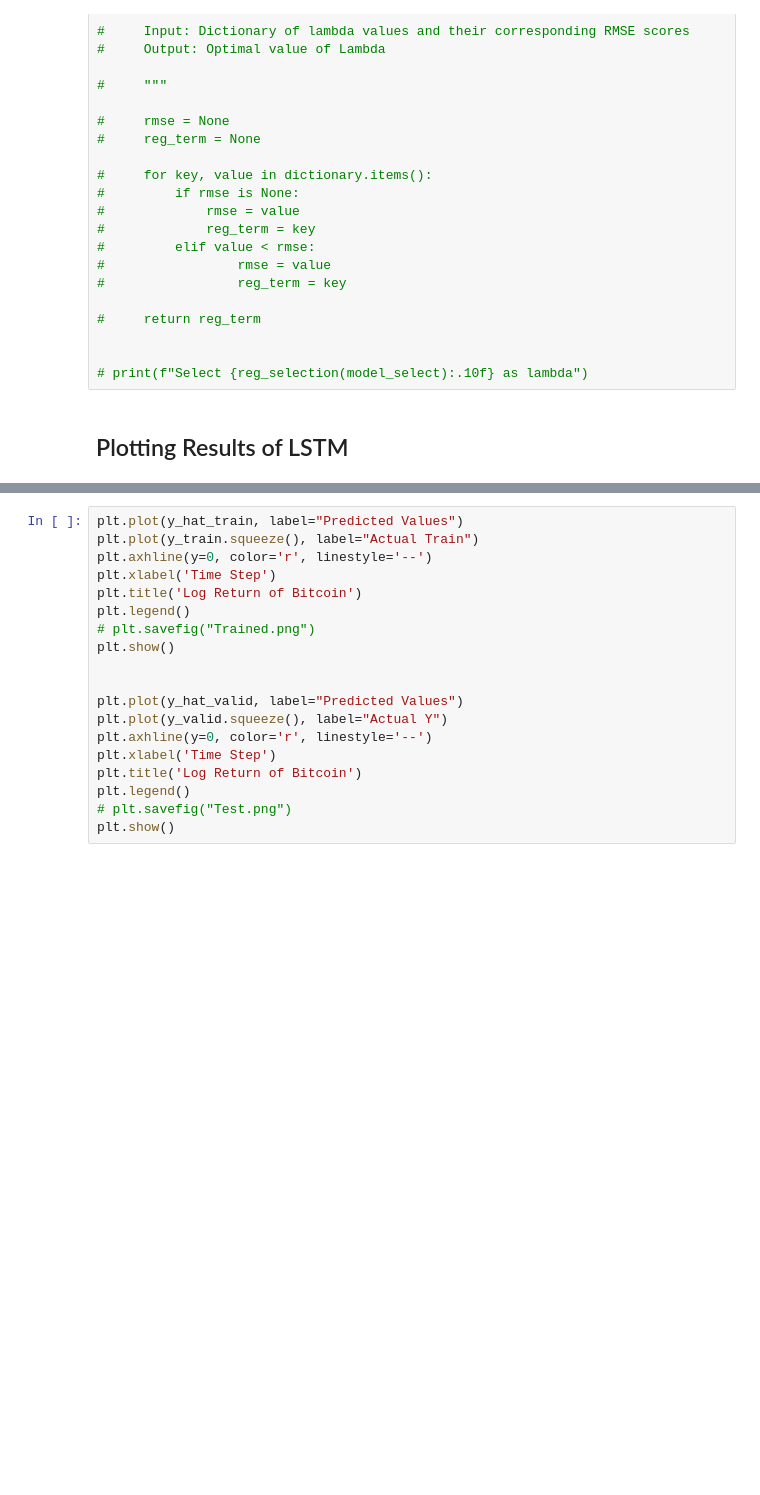
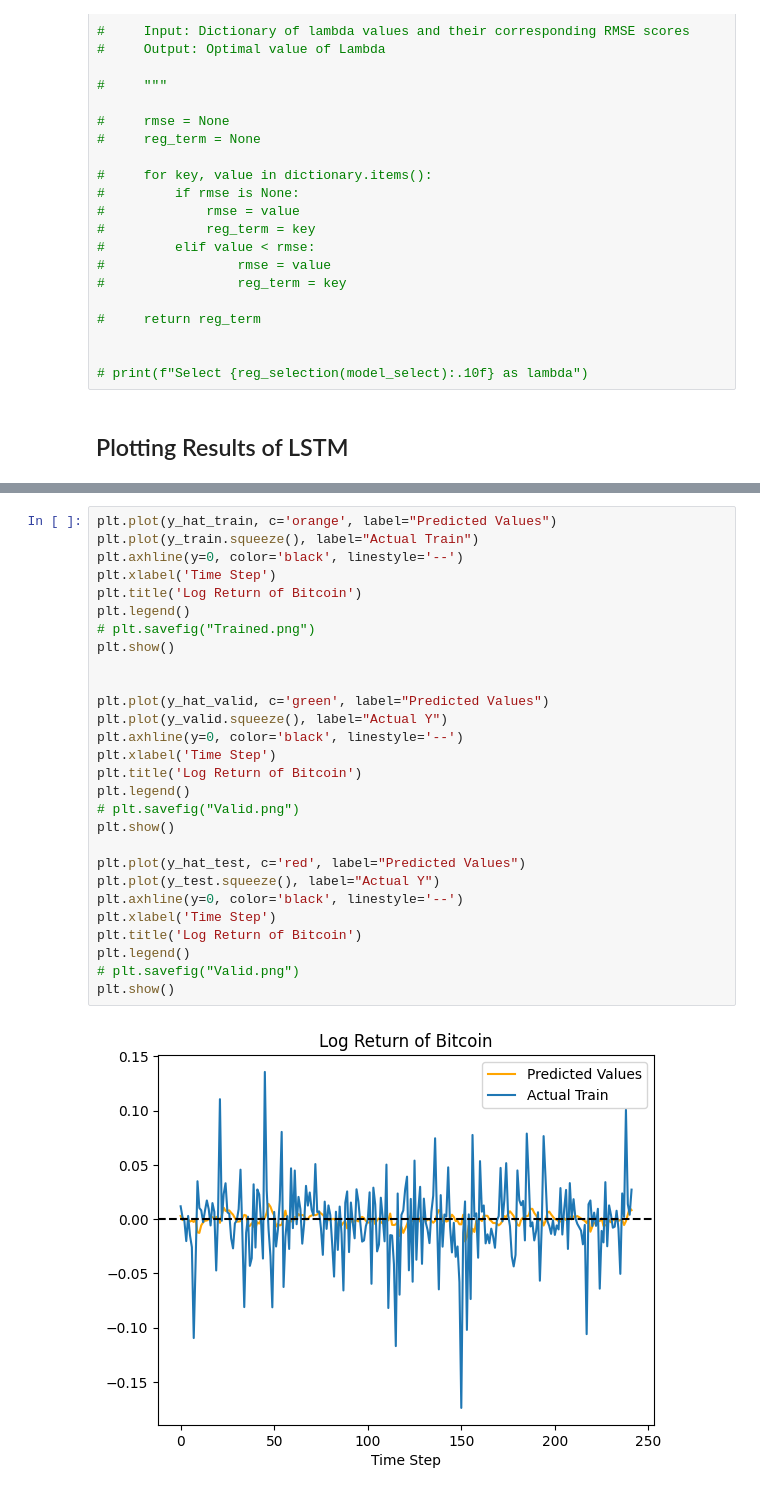
Before and after one commit to cferggie/Predicting-Bitcoin-Returns-with-Long-Short-Term-Memory-LSTM-Neural-Networks, a Jupyter notebook: LSTM for Bitcoin.ipynb, the cells around one changed output, grey strips where cells are left out. Cells and saved outputs as stored; diff of their text form; blank space fills up the shorter version.

```diff
--- a/LSTM for Bitcoin.ipynb
+++ b/LSTM for Bitcoin.ipynb
@@ -288,19 +299,30 @@ train RMSE 0.0362, validation RMSE 0.0171
 # %%
-plt.plot(y_hat_train, label="Predicted Values")
+plt.plot(y_hat_train, c='orange', label="Predicted Values")
 plt.plot(y_train.squeeze(), label="Actual Train")
-plt.axhline(y=0, color='r', linestyle='--')
+plt.axhline(y=0, color='black', linestyle='--')
 plt.xlabel('Time Step')
 plt.title('Log Return of Bitcoin')
 plt.legend()
 # plt.savefig("Trained.png")
 plt.show()
 
 
-plt.plot(y_hat_valid, label="Predicted Values")
+plt.plot(y_hat_valid, c='green', label="Predicted Values")
 plt.plot(y_valid.squeeze(), label="Actual Y")
-plt.axhline(y=0, color='r', linestyle='--')
+plt.axhline(y=0, color='black', linestyle='--')
 plt.xlabel('Time Step')
 plt.title('Log Return of Bitcoin')
 plt.legend()
-# plt.savefig("Test.png")
+# plt.savefig("Valid.png")
 plt.show()
+
+plt.plot(y_hat_test, c='red', label="Predicted Values")
+plt.plot(y_test.squeeze(), label="Actual Y")
+plt.axhline(y=0, color='black', linestyle='--')
+plt.xlabel('Time Step')
+plt.title('Log Return of Bitcoin')
+plt.legend()
+# plt.savefig("Valid.png")
+plt.show()
+# %% [output]
+[figure, added]
```
Also changed, not shown: parts of 3 cells of this notebook, 1 other file.
